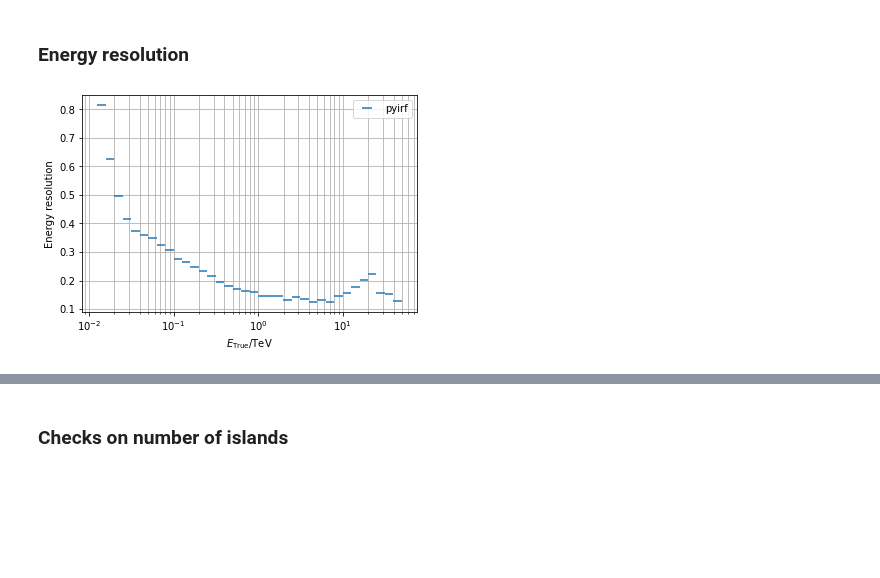
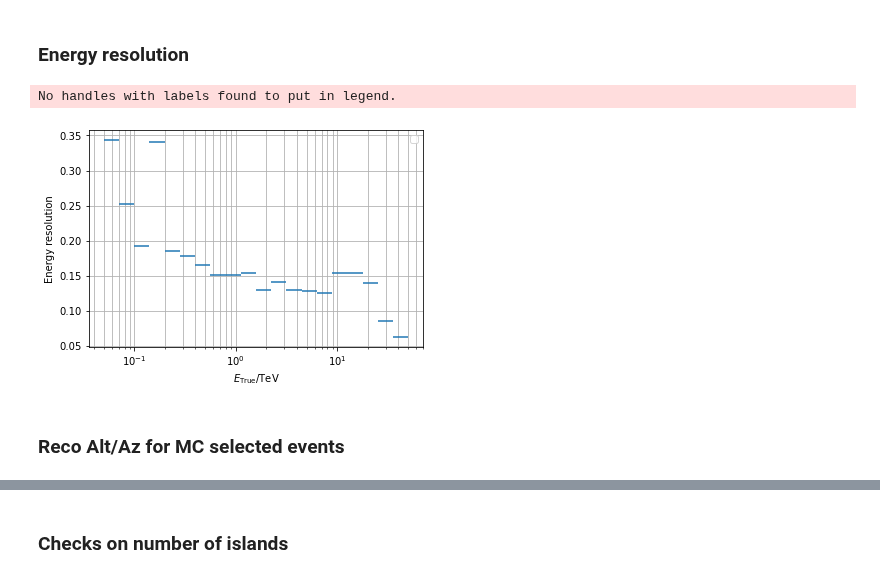
Before and after one commit to cta-observatory/cta-lstchain, a Jupyter notebook: notebooks/lst_sensitivity_pyirf.ipynb, the cells around one changed output, grey strips where cells are left out. Drawn from its saved outputs; the diff is of its cells as text; code cells hidden in the pictures; blank space fills up the shorter version.

```diff
--- a/notebooks/lst_sensitivity_pyirf.ipynb
+++ b/notebooks/lst_sensitivity_pyirf.ipynb
@@ -752,30 +640,0 @@ plt.show()
-# %%
-pyirf_file="pyirf_sensitivity.fits.gz"
-psf_table = QTable.read(pyirf_file, hdu='PSF_ON')[0]
-# select the only fov offset bin
-psf = psf_table['RPSF'].T[:, 0, :].to_value(1 / u.sr)
-
-offset_bins = np.append(psf_table['RAD_LO'], psf_table['RAD_HI'][-1])
-phi_bins = np.linspace(0, 2 * np.pi, 100)
-
-# Let's make a nice 2d representation of the radially symmetric PSF
-r, phi = np.meshgrid(offset_bins.to_value(u.deg), phi_bins)
-
-# look at a single energy bin
-# repeat values for each phi bin
-center = 0.5 * (psf_table['ENERG_LO'] + psf_table['ENERG_HI'])
-
-fig = plt.figure(figsize=(15, 5))
-axs = [fig.add_subplot(1, 3, i, projection='polar') for i in range(1, 4)]
-
-for bin_id, ax in zip([10, 20, 30], axs):
-    image = np.tile(psf[bin_id], (len(phi_bins) - 1, 1))
-
-    ax.set_title(f'PSF @ {center[bin_id]:.2f} TeV')
-    ax.pcolormesh(phi, r, image)
-    ax.set_ylim(0, 0.25)
-    ax.set_aspect(1)
-
-fig.tight_layout()
-
-plt.show()
@@ -894,21 +701,28 @@ plt.show()
 # %%
-bias_resolution = QTable.read(pyirf_file, hdu='ENERGY_BIAS_RESOLUTION')[1:-1]
+selected_events = table.vstack(
+        gammas[gammas["selected"]], protons[protons["selected"]])
+
+bias_resolution = energy_bias_resolution(
+    selected_events, sensitivity_bins,
+        )
 
 # Plot function
 plt.errorbar(
-    0.5 * (bias_resolution['true_energy_low'] + bias_resolution['true_energy_high']).to_value(u.TeV),
+    0.5 * (bias_resolution['true_energy_low'] + bias_resolution['true_energy_high']),
     bias_resolution['resolution'],
-    xerr=0.5 * (bias_resolution['true_energy_high'] - bias_resolution['true_energy_low']).to_value(u.TeV),
-    ls='',
-    label='pyirf'
+    xerr=0.5 * (bias_resolution['true_energy_high'] - bias_resolution['true_energy_low']),
+    ls=''
     )
 plt.xscale('log')
 
 # Style settings
 plt.xlabel(r"$E_\mathrm{True} / \mathrm{TeV}$")
 plt.ylabel("Energy resolution")
 plt.grid(which="both")
 plt.legend(loc="best")
 plt.show()
 # %% [output]
+No handles with labels found to put in legend.
-[figure, old version]
+[figure, new version]
+# %% [markdown]
+### Reco Alt/Az for MC selected events
```
Also changed, not shown: parts of 53 cells of this notebook.
